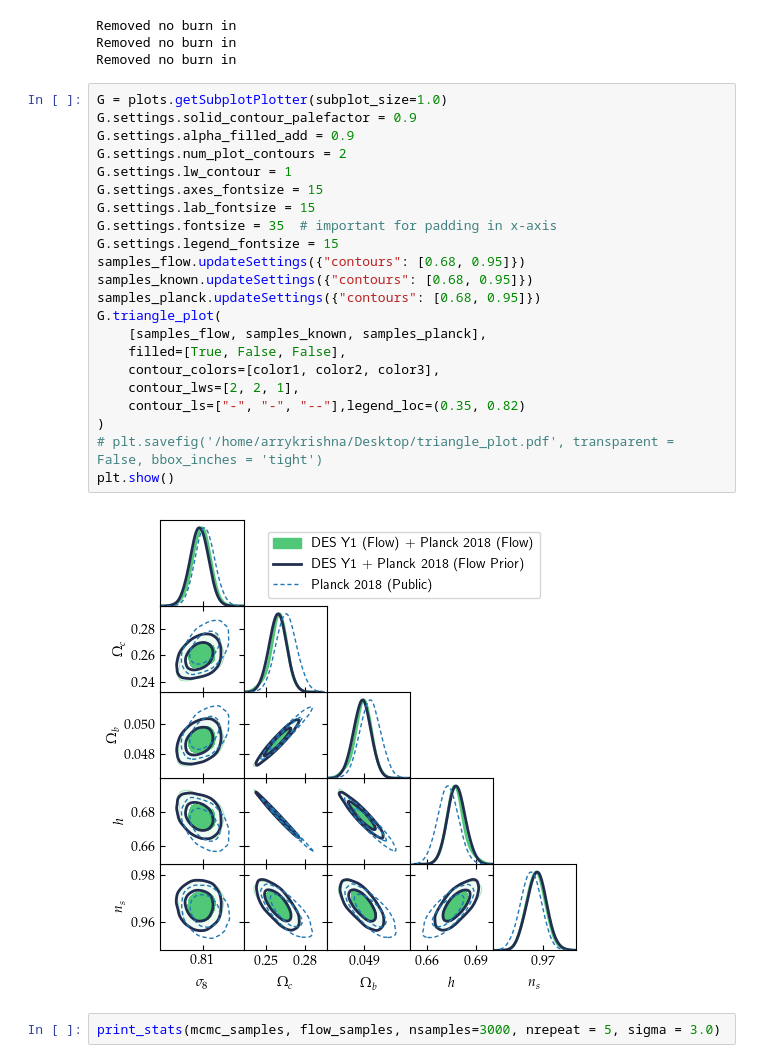
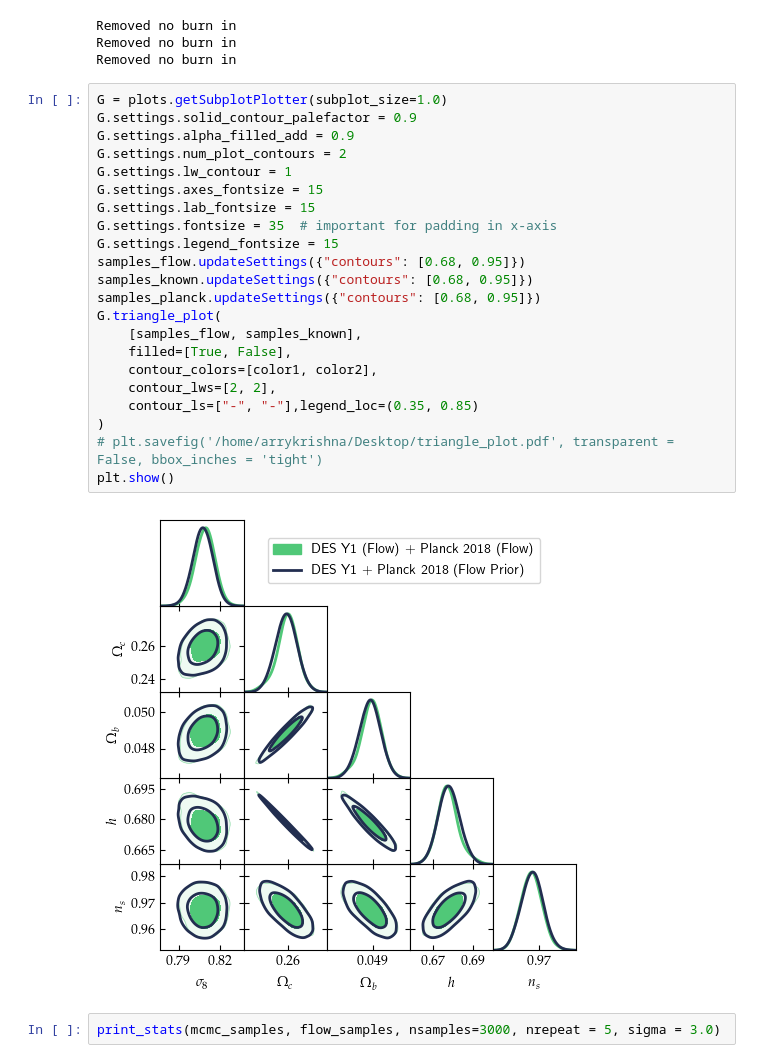
Before and after one commit to Harry45/emuflow, a Jupyter notebook: playground.ipynb, the cells around one changed output. Drawn from its saved outputs; the diff is of its cells as text.

```diff
--- a/playground.ipynb
+++ b/playground.ipynb
@@ -1186,27 +1250,27 @@ Removed no burn in
 # %%
 G = plots.getSubplotPlotter(subplot_size=1.0)
 G.settings.solid_contour_palefactor = 0.9
 G.settings.alpha_filled_add = 0.9
 G.settings.num_plot_contours = 2
 G.settings.lw_contour = 1
 G.settings.axes_fontsize = 15
 G.settings.lab_fontsize = 15
 G.settings.fontsize = 35  # important for padding in x-axis
 G.settings.legend_fontsize = 15
 samples_flow.updateSettings({"contours": [0.68, 0.95]})
 samples_known.updateSettings({"contours": [0.68, 0.95]})
 samples_planck.updateSettings({"contours": [0.68, 0.95]})
 G.triangle_plot(
-    [samples_flow, samples_known, samples_planck],
-    filled=[True, False, False],
-    contour_colors=[color1, color2, color3],
-    contour_lws=[2, 2, 1],
-    contour_ls=["-", "-", "--"],legend_loc=(0.35, 0.82)
+    [samples_flow, samples_known],
+    filled=[True, False],
+    contour_colors=[color1, color2],
+    contour_lws=[2, 2],
+    contour_ls=["-", "-"],legend_loc=(0.35, 0.85)
 )
 # plt.savefig('/home/arrykrishna/Desktop/triangle_plot.pdf', transparent = False, bbox_inches = 'tight')
 plt.show()
 # %% [output]
-[figure, old version]
+[figure, new version]
 # %%
 print_stats(mcmc_samples, flow_samples, nsamples=3000, nrepeat = 5, sigma = 3.0)
 # %% [output]
```
Also changed, not shown: parts of 14 cells of this notebook, 4 other files.
